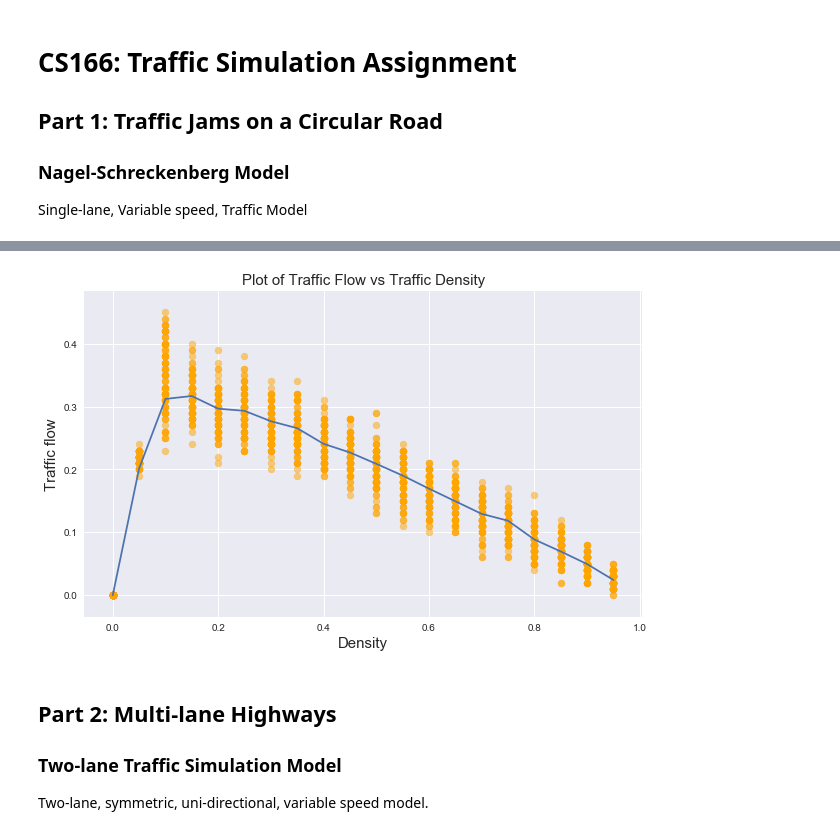
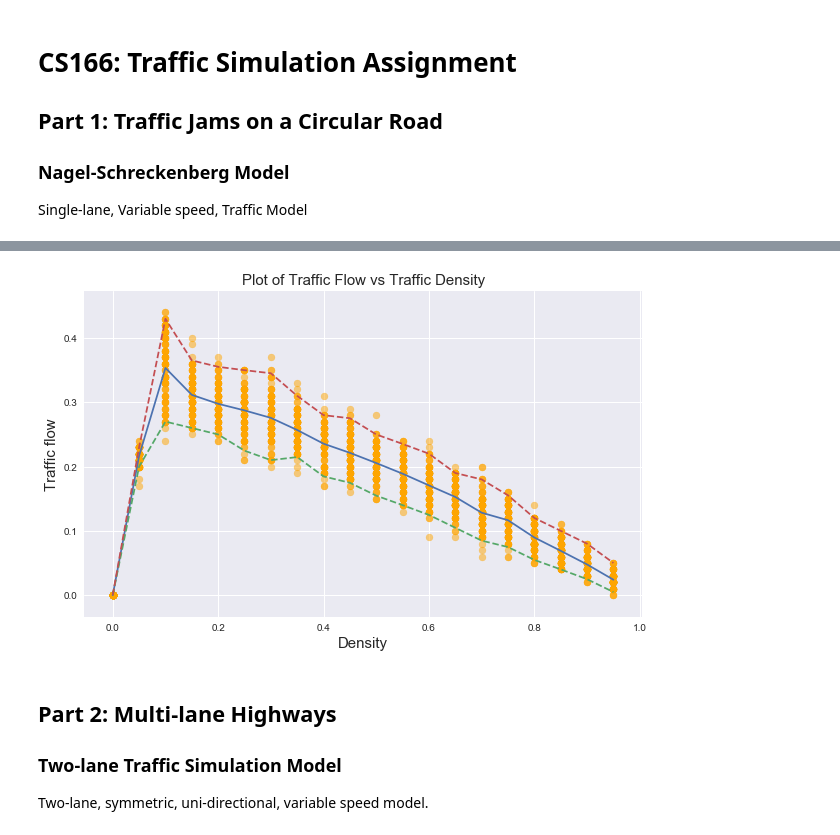
Before and after one commit to hueyning/cs166-repo, a Jupyter notebook: CS166 Session 4.1 - Case study Traffic flow/CS166_traffic_sim_assignment.ipynb, the cells around one changed output, grey strips where cells are left out. Drawn from its saved outputs; the diff is of its cells as text; code cells hidden in the pictures.

```diff
--- a/CS166 Session 4.1 - Case study Traffic flow/CS166_traffic_sim_assignment.ipynb
+++ b/CS166 Session 4.1 - Case study Traffic flow/CS166_traffic_sim_assignment.ipynb
@@ -15,7 +15,7 @@ sns.set()
 # %%
 class TrafficSimulation:
 
-    def __init__(self, length=100, car_density=0.2, slow_down_prob=0.5, max_speed=5, demo = False):
+    def __init__(self, length=100, car_density=0.3, slow_down_prob=0.5, max_speed=5, demo = False):
         '''
         Create a new traffic simulation object. Cars are distributed randomly
         along the road and start with random velocities.
@@ -94,7 +94,7 @@ class TrafficSimulation:
         '''
         print(''.join('.' if x == -1 else str(x) for x in self.state))
 # %%
-sim = TrafficSimulation(car_density=0.1,demo=True)
+sim = TrafficSimulation(car_density=0.3,demo=True)
 for i in range(10):
     sim.step()
 # %% [output]
@@ -111,28 +111,48 @@ for i in range(10):
-# %%
-# Simulate higher traffic density to see traffic jams forming
-density = np.arange(0,1,0.05)
-avg_traffic_flows = []
-mean_traffic_flows = []
-for i in density:
-    q_temp = 0
-    for t in range(100):
-        sim = TrafficSimulation(car_density=i)
-        for j in range(100):
-            sim.step()
-            q_temp += sim.cumulative_traffic_flow / sim.time_step
-        avg_traffic_flows.append((i, sim.cumulative_traffic_flow / sim.time_step))
-    mean_traffic_flows.append(q_temp/10000.)
 # %%
-traffic_flows = np.array(avg_traffic_flows)
-plt.figure(figsize=(10,6))
-plt.scatter(traffic_flows[:,0],traffic_flows[:,1], alpha = 0.5, c="orange")
-plt.plot(density, mean_traffic_flows)
-plt.title("Plot of Traffic Flow vs Traffic Density",size=15)
-plt.xlabel("Density",size=15)
-plt.ylabel("Traffic flow",size=15)
-plt.show()
+def sim_diff_density(traffic_sim, density=np.arange(0,1,0.05), n_loops=100):
+    # Simulate higher traffic density to see traffic jams forming
+    avg_traffic_flows = []
+    mean_traffic_flows = []
+    CI_traffic_flows = []
+
+    for i in density:
+
+        temp = []
+
+        #100 simulations, 100 steps per simulation
+        for t in range(n_loops):
+            sim = traffic_sim(car_density=i)
+
+            for j in range(100):
+                sim.step()
+
+            avg_traffic_flows.append((i, sim.cumulative_traffic_flow / sim.time_step))
+            temp.append(sim.cumulative_traffic_flow / sim.time_step)
+
+        mean_traffic_flows.append(np.mean(temp))
+        CI_traffic_flows.append(np.percentile(temp,[2.5,97.5]))
+
+    return avg_traffic_flows, mean_traffic_flows, CI_traffic_flows
+
+def plot_flow(avg_traffic_flows, mean_traffic_flows, CI_traffic_flows, density=np.arange(0,1,0.05)):
+
+    traffic_flows = np.array(avg_traffic_flows)
+    plt.figure(figsize=(10,6))
+
+    plt.scatter(traffic_flows[:,0],traffic_flows[:,1], alpha = 0.5, c="orange")
+    plt.plot(density, mean_traffic_flows)
+    plt.plot(density, np.array(CI_traffic_flows)[:,0], ls='dashed')
+    plt.plot(density, np.array(CI_traffic_flows)[:,1], ls='dashed')
+
+    plt.title("Plot of Traffic Flow vs Traffic Density",size=15)
+    plt.xlabel("Density",size=15)
+    plt.ylabel("Traffic flow",size=15)
+    plt.show()
-# %% [output]
-[figure, removed]
+# %%
+avg_traffic_flows, mean_traffic_flows, CI_traffic_flows = sim_diff_density(TrafficSimulation)
+plot_flow(avg_traffic_flows,mean_traffic_flows,CI_traffic_flows)
+# %% [output]
+[figure, added]
 # %% [markdown]
 <h2>Part 2: Multi-lane Highways</h2>
 <h3>Two-lane Traffic Simulation Model</h3>
```
Also changed, not shown: parts of 8 cells of this notebook, 1 other file.
